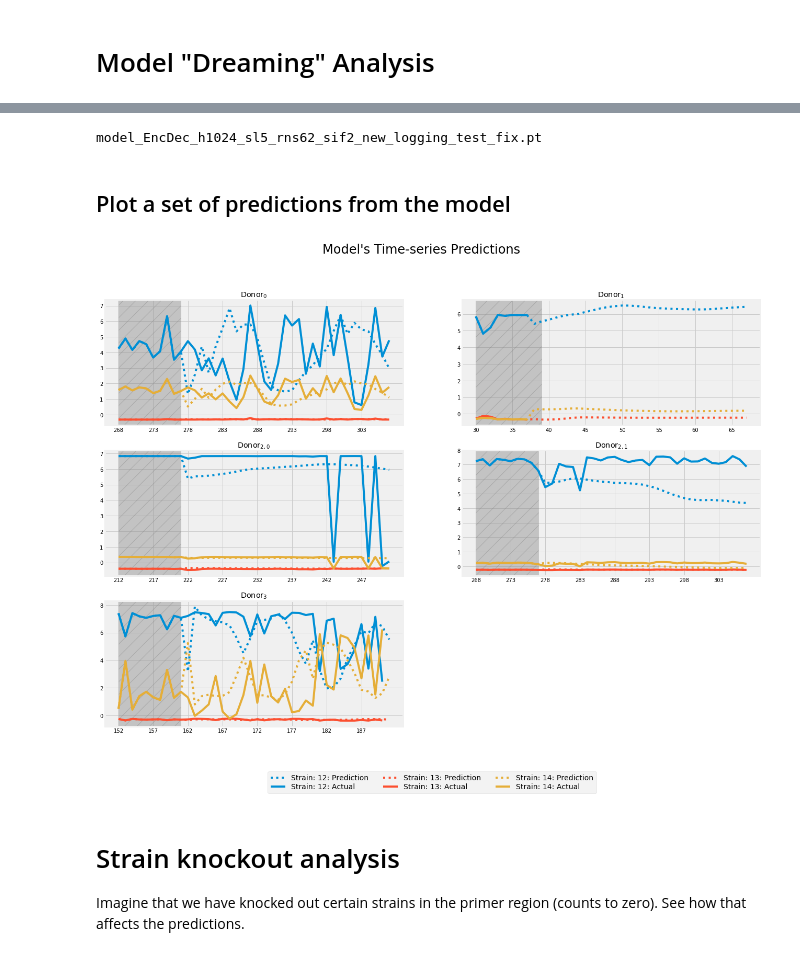
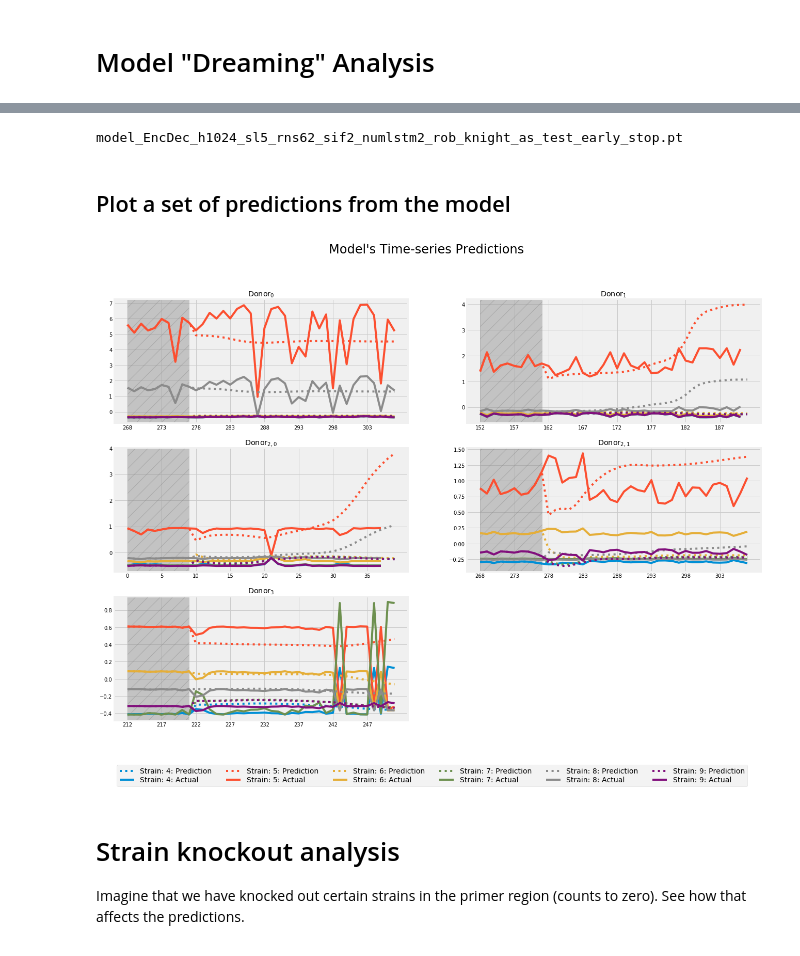
Before and after one commit to michaelwiest/microbiome-rnn, a Jupyter notebook: notebooks/Model Evaluator.ipynb, the cells around one changed output, grey strips where cells are left out. Drawn from its saved outputs; the diff is of its cells as text; code cells hidden in the pictures.

```diff
--- a/notebooks/Model Evaluator.ipynb
+++ b/notebooks/Model Evaluator.ipynb
@@ -60,7 +60,7 @@ file_labs = ['Donor$_0$', 'Donor$_1$', 'Donor$_{2, 0}$', 'Donor$_{2, 1}$', 'Dono
 # Put the model type in here
 model_type = 'enc_dec'
 # What is the name of the model and logs outputted?
-run_suffix = '_EncDec_h1024_sl5_rns62_sif2_new_logging_test_fix'
+run_suffix = '_EncDec_h1024_sl5_rns62_sif2_numlstm2_rob_knight_as_test_early_stop'
 # %%
 
 
@@ -156,7 +156,7 @@ print(model_name)
 model.load_state_dict(torch.load(os.path.join(output_dir, model_name)))
 model = model.cuda()
 # %% [output]
-model_EncDec_h1024_sl5_rns62_sif2_new_logging_test_fix.pt
+model_EncDec_h1024_sl5_rns62_sif2_numlstm2_rob_knight_as_test_early_stop.pt
 # %% [markdown]
 ## Plot a set of predictions from the model
 # %%
@@ -168,10 +168,11 @@ subplot_width = num_cols * 10
 # %%
 # How far into the dataset to start for a primer.
 start_fraction = 0.8
+starts = [start_fraction, start_fraction, 0.0, start_fraction, start_fraction]
 primer_len = 10
 predict_length = 30
 # Range of strain indices to plot.
-r = range(12, 15)
+r = range(4, 10)
 # Can reconfigure this to actually display relevant strain names.
 labels = ['Strain: {}'.format(ri) for ri in r]
 # %%
@@ -184,37 +185,37 @@ axl = ax.flatten()
 
 # labels = ['Prediction', 'Actual']
 for i, s in enumerate(otu_handler.samples):
-    start_index = int(start_fraction * s.shape[1])
+    start_index = int(starts[i] * s.shape[1])
     primer, comparison = get_primer_and_comparison_data(otu_handler,
                                                         i,
                                                         start_index,
                                                         primer_len,
                                                         predict_length)
     dream = model.daydream(primer, predict_len=predict_length)
 
     if i == 0:
         for j, ri in enumerate(r):
             axl[i].plot(dream[ri, :, 0].T, ls=':', c=colors[j], label='{}: Prediction'.format(labels[j]))
             axl[i].plot(comparison[ri, :].T, c=colors[j], label='{}: Actual'.format(labels[j]))
     else:
         for j, ri in enumerate(r):
             axl[i].plot(dream[ri, :, 0].T, ls=':', c=colors[j], label='_nolegend_')
             axl[i].plot(comparison[ri, :].T, c=colors[j], label='_nolegend_')
     axl[i].axvspan(0, (primer_len) - 1, alpha=0.4, color='gray',
                 label='_nolegend_', hatch='/')
     axl[i].set_xticks(list(range(primer_len + predict_length))[::5])
     axl[i].set_xticklabels(list(range(start_index, start_index + primer_len + predict_length))[::5])
     axl[i].set_title(file_labs[i])
 
 # Cleanup
 if num_rows * num_cols != len(otu_handler.samples):
     ax[-1, -1].axis('off')
 
 fig.legend(loc='lower center', ncol=len(r), labelspacing=0.2, fontsize=14)
 plt.suptitle('Model\'s Time-series Predictions', fontsize=24)
 plt.show()
 # %% [output]
-[figure, old version]
+[figure, new version]
 # %% [markdown]
 # Strain knockout analysis
 Imagine that we have knocked out certain strains in the primer region (counts to zero). See how that affects the predictions.
```
Also changed, not shown: parts of 5 cells of this notebook, 1 other file.
